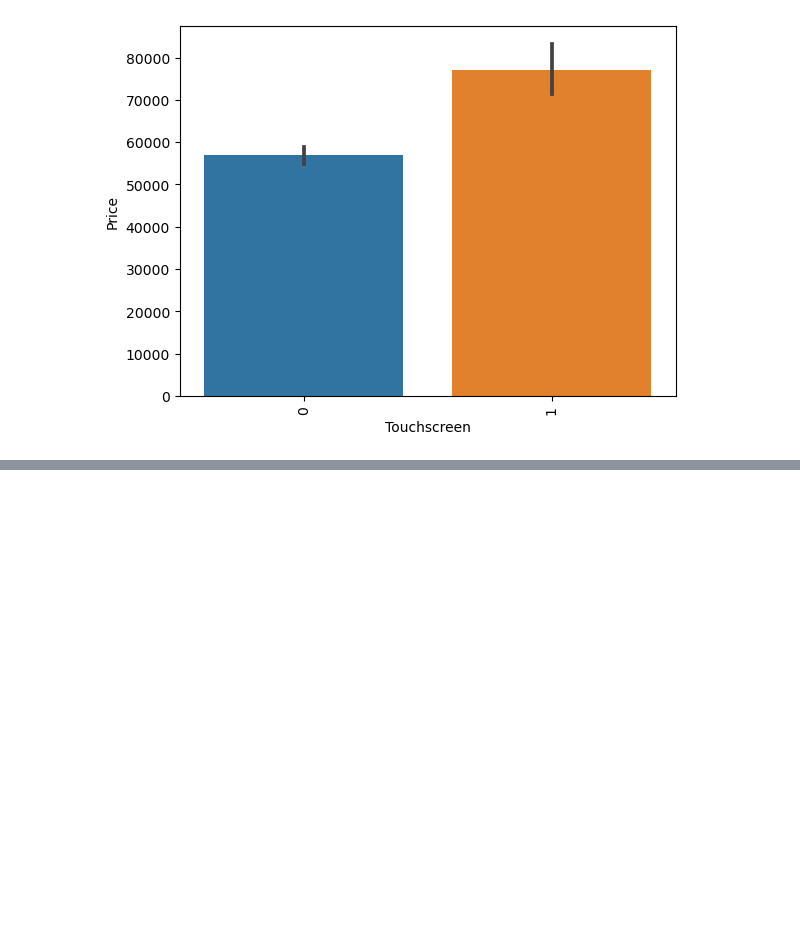
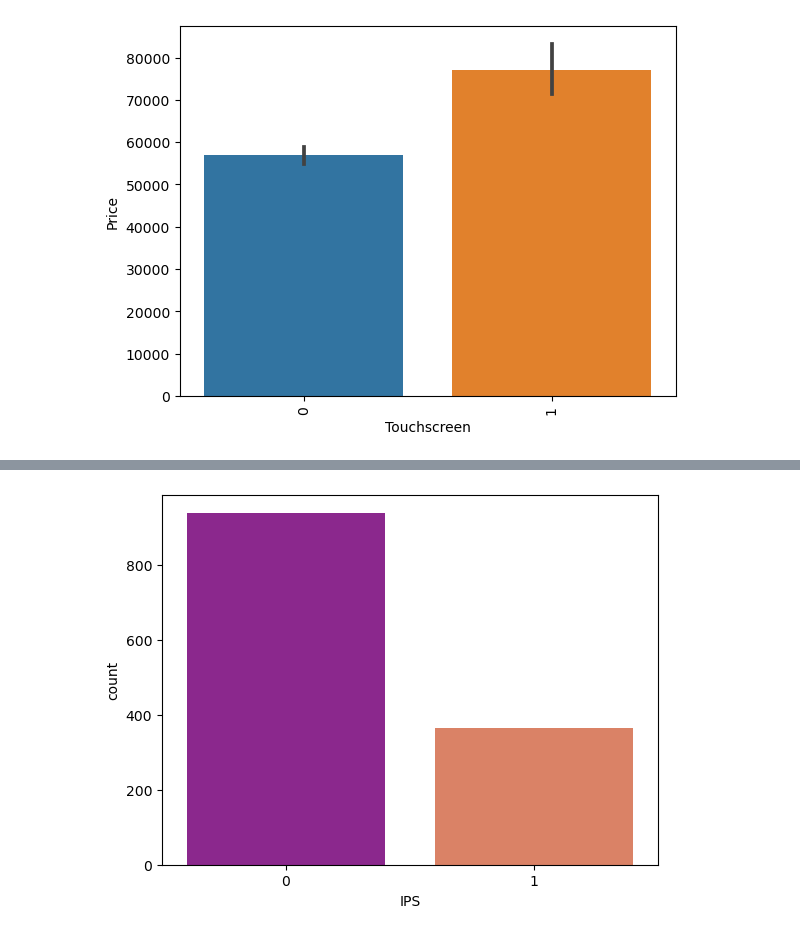
Before and after one commit to lawalsegun2025/laptop_price_predictor, a Jupyter notebook: laptop_price_predictor.ipynb, the cells around one changed output, grey strips where cells are left out. Saved outputs shown, nothing was run; the diff lists cells and outputs as text; code cells hidden in the pictures; blank space fills up the shorter version.

```diff
--- a/laptop_price_predictor.ipynb
+++ b/laptop_price_predictor.ipynb
@@ -321,3 +321,8 @@ df.head()
 | 2 | HP | Notebook | 15.6 | Full HD 1920x1080 | Intel Core i5 7200U 2.5GHz | 8 | 256GB SSD | Intel HD Graphics 620 | No OS | 1.86 | ... |
 | 3 | Apple | Ultrabook | 15.4 | IPS Panel Retina Display 2880x1800 | Intel Core i7 2.7GHz | 16 | 512GB SSD | AMD Radeon Pro 455 | macOS | 1.83 | ... |
 | 4 | Apple | Ultrabook | 13.3 | IPS Panel Retina Display 2560x1600 | Intel Core i5 3.1GHz | 8 | 256GB SSD | Intel Iris Plus Graphics 650 | macOS | 1.37 | ... |
+# %%
+# Visualize the count of laptops with IPS functionality
+sns.countplot(x="IPS", data=df, palette="plasma");
+# %% [output]
+[figure, added]
```
Also changed, not shown: parts of 2 cells of this notebook.
